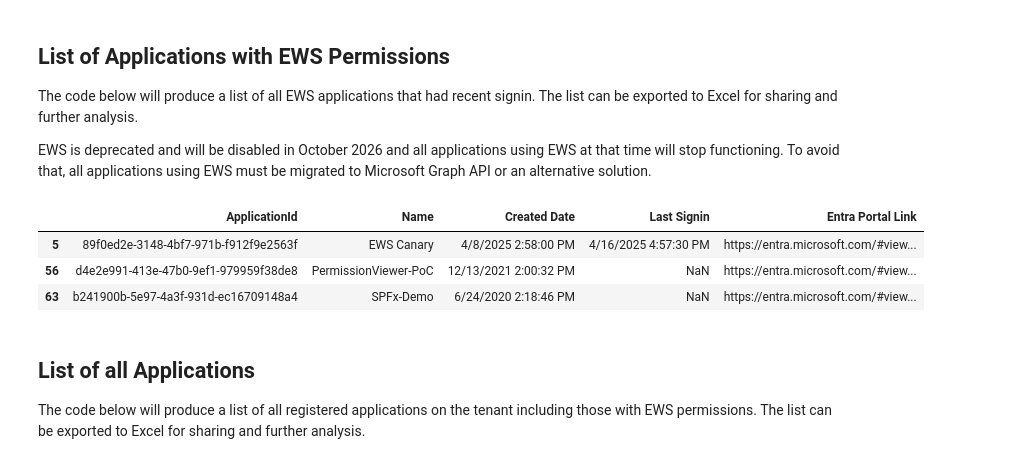
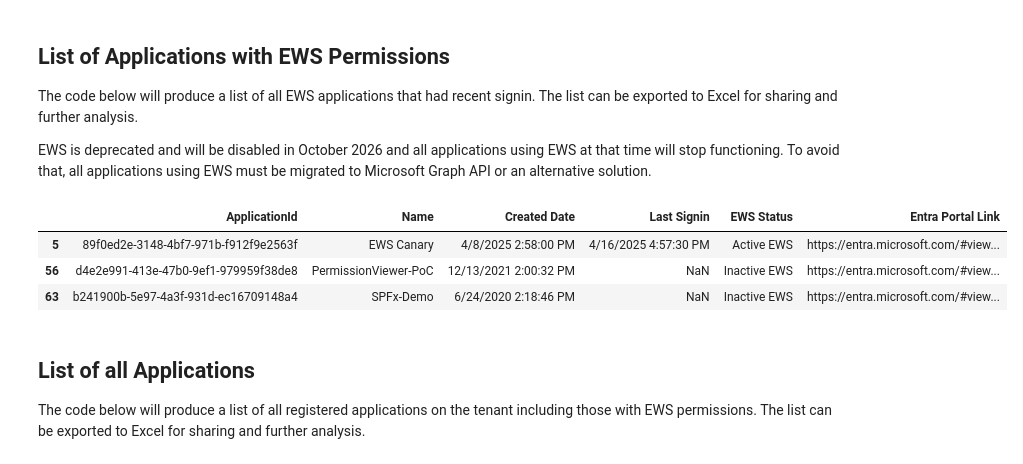
Before and after one commit to tolgaki/ews-migration-analyzer, a Jupyter notebook: src/Ews.App.Usage/Report-EWS-App-Usage.ipynb, the cells around one changed output. Cells and saved outputs as stored; diff of their text form; code cells hidden in the pictures.

Commit message:
Added inactive vs active EWS visualization

```diff
--- a/src/Ews.App.Usage/Report-EWS-App-Usage.ipynb
+++ b/src/Ews.App.Usage/Report-EWS-App-Usage.ipynb
@@ -204,24 +266,27 @@ The code below will produce a list of all EWS applications that had recent signi
 EWS is deprecated and will be disabled in October 2026 and all applications using EWS at that time will stop functioning. To avoid that, all applications using EWS must be migrated to Microsoft Graph API or an alternative solution.
 # %%
 # Create a filtered DataFrame of app registrations using specified columns and filter for 'Uses EWS' == True
-all_apps = app_usage_df[app_usage_df['UsesEws']][[
-    'appId', 'displayName', 'createdDateTime', 'LastSignIn', 'EntraLink'
-]]
+all_apps = app_usage_df[app_usage_df["UsesEws"]][
+    ["appId", "displayName", "createdDateTime", "LastSignIn", "EwsStatus", "EntraLink"]
+]
 # Rename columns as requested
-all_apps = all_apps.rename(columns={
-    'appId': 'ApplicationId',
-    'displayName': 'Name',
-    'UsesEws': 'Uses EWS',
-    'createdDateTime': 'Created Date',
-    'LastSignIn': 'Last Signin',
-    'EntraLink': 'Entra Portal Link'
-})
+all_apps = all_apps.rename(
+    columns={
+        "appId": "ApplicationId",
+        "displayName": "Name",
+        "UsesEws": "Uses EWS",
+        "EwsStatus": "EWS Status",
+        "createdDateTime": "Created Date",
+        "LastSignIn": "Last Signin",
+        "EntraLink": "Entra Portal Link",
+    }
+)
 all_apps
 # %% [output]
-|  | ApplicationId | Name | Created Date | Last Signin | Entra Portal Link |
-| 5 | 89f0ed2e-3148-4bf7-971b-f912f9e2563f | EWS Canary | 4/8/2025 2:58:00 PM | 4/16/2025 4:57:30 PM | https://entra.microsoft.com/#view... |
-| 56 | d4e2e991-413e-47b0-9ef1-979959f38de8 | PermissionViewer-PoC | 12/13/2021 2:00:32 PM | NaN | https://entra.microsoft.com/#view... |
-| 63 | b241900b-5e97-4a3f-931d-ec16709148a4 | SPFx-Demo | 6/24/2020 2:18:46 PM | NaN | https://entra.microsoft.com/#view... |
+|  | ApplicationId | Name | Created Date | Last Signin | EWS Status | Entra Portal Link |
+| 5 | 89f0ed2e-3148-4bf7-971b-f912f9e2563f | EWS Canary | 4/8/2025 2:58:00 PM | 4/16/2025 4:57:30 PM | Active EWS | https://entra.microsoft.com/#view... |
+| 56 | d4e2e991-413e-47b0-9ef1-979959f38de8 | PermissionViewer-PoC | 12/13/2021 2:00:32 PM | NaN | Inactive EWS | https://entra.microsoft.com/#view... |
+| 63 | b241900b-5e97-4a3f-931d-ec16709148a4 | SPFx-Demo | 6/24/2020 2:18:46 PM | NaN | Inactive EWS | https://entra.microsoft.com/#view... |
 # %% [markdown]
 ## List of all Applications
 
```
Also changed, not shown: parts of 9 cells of this notebook.
